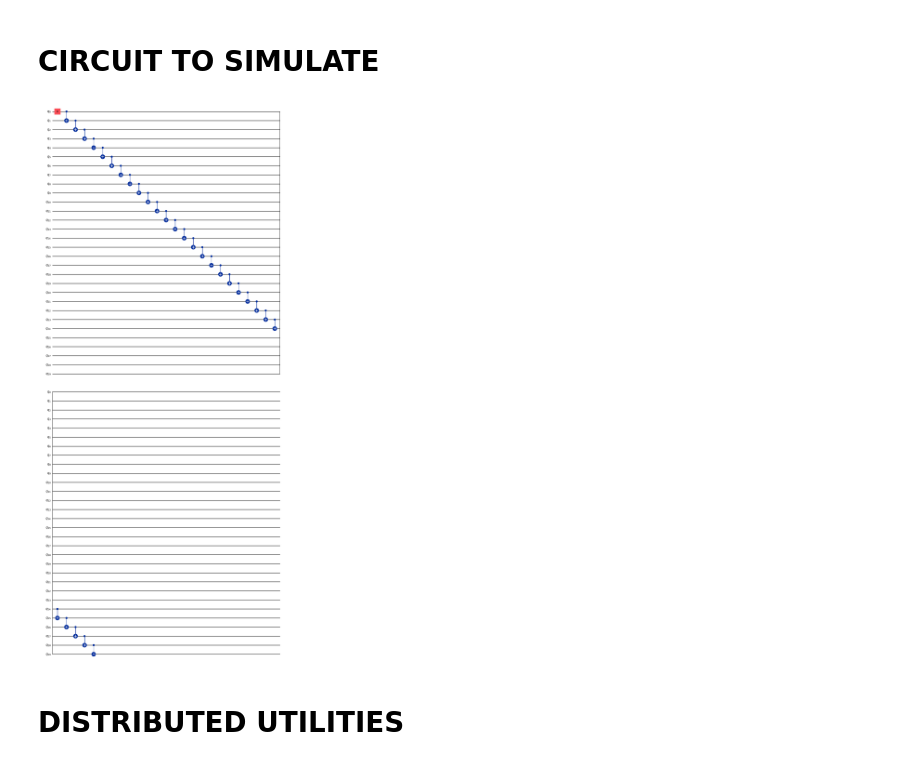
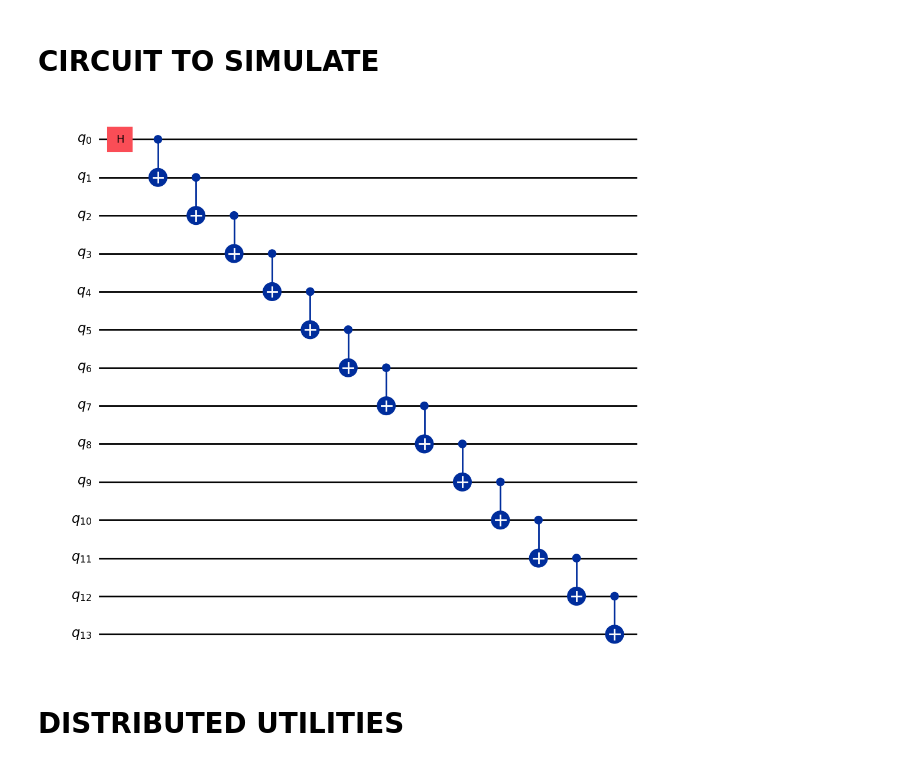
Before and after one commit to danicasadofauli/QDistributed_Benchmark, a Jupyter notebook: benchmark_GHZ.ipynb, the cells around one changed output. Drawn from its saved outputs; the diff is of its cells as text; code cells hidden in the pictures.

```diff
--- a/benchmark_GHZ.ipynb
+++ b/benchmark_GHZ.ipynb
@@ -51,6 +59,16 @@ def initialize_circuit(qregs = None, n_qubits = None):
 
     qregs_list = qregs.values()
     return QuantumCircuit(*qregs_list)
+
+
+def get_circuit_max14qubits(qregs = None, n_qubits = None):
+    q_circuit = initialize_circuit(qregs, n_qubits)
+
+    q_circuit.h(0)
+    for i in range(13):
+        q_circuit.cx(i, i+1)
+
+    return q_circuit
 
 
 def get_circuit_max30qubits(qregs = None, n_qubits = None):
@@ -72,9 +90,9 @@ def get_circuit_max120qubits(qregs = None, n_qubits = None):
 
     return q_circuit
 # %%
-get_circuit_max30qubits(n_qubits=30).draw(output="mpl")
+get_circuit_max14qubits(n_qubits=14).draw(output="mpl")
 # %% [output]
-[figure, old version]
+[figure, new version]
 # %% [markdown]
 # DISTRIBUTED UTILITIES
 # %%
```
Also changed, not shown: parts of 20 cells of this notebook, 38 other files.
